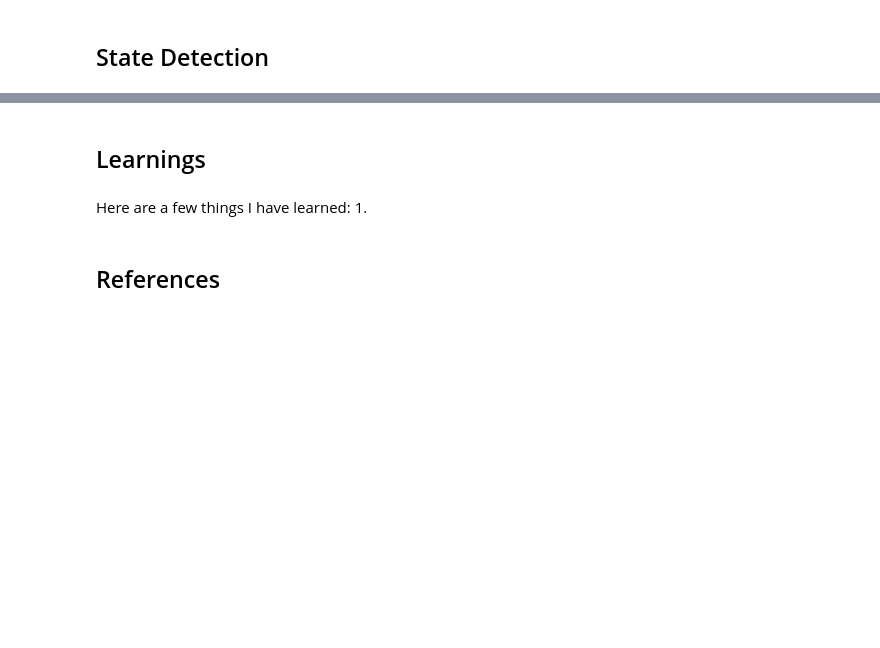
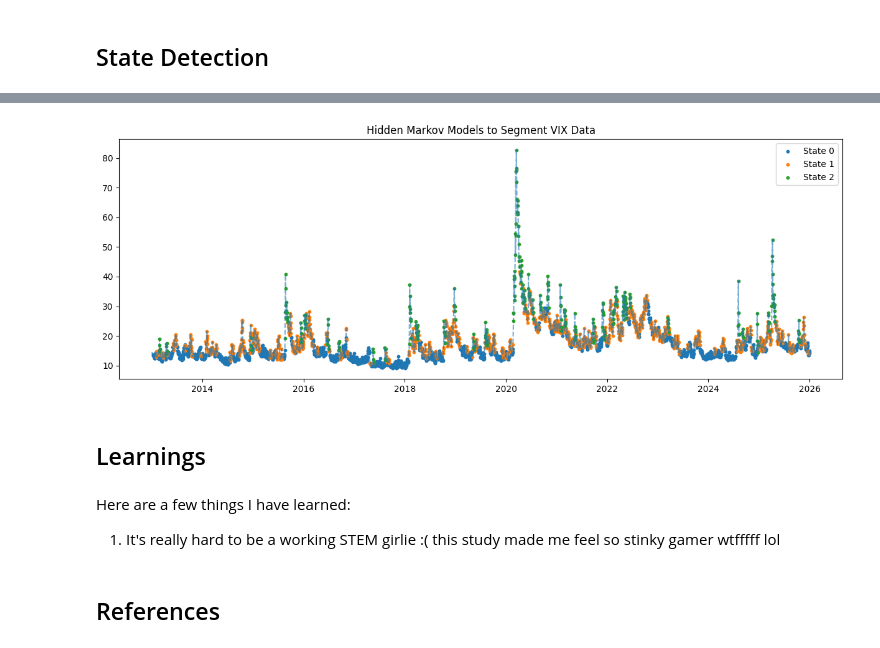
Before and after one commit to donnafaithhh/LP-Norms-and-Volatility, a Jupyter notebook: miscellaneous/time series segmentation.ipynb, the cells around one changed output, grey strips where cells are left out. Saved outputs shown, nothing was run; the diff lists cells and outputs as text; code cells hidden in the pictures; blank space fills up the shorter version.

Commit message:
hidden markov models

```diff
--- a/miscellaneous/time series segmentation.ipynb
+++ b/miscellaneous/time series segmentation.ipynb
@@ -46,0 +62,13 @@ roerich.display(X, cps_true, score, cps_pred)
+# %%
+filepath = 'vix data.pkl'
+with open(filepath, 'rb') as f:
+    vix_data = pickle.load(f)
+
+vix_data['returns'] = vix_data['^VIX'].diff(1)
+vix_data.drop(index='2013-01-02', inplace=True)
+vix_data['volatility'] = (
+    vix_data['returns']
+        .rolling(window=5)
+        .std()
+)
+vix_data
@@ -47,8 +90,45 @@ roerich.display(X, cps_true, score, cps_pred)
+# %%
+# feature extraction
+features = vix_data[['returns', 'volatility']].dropna()
+x = features.values
+
+# gaussian HMM
+model = GaussianHMM(
+    n_components = 3,
+    covariance_type = 'full',
+    n_iter = 1000,
+    random_state = 42
+)
+model.fit(x)
+hidden_states = model.predict(x)
+features['state'] = hidden_states
+
+# compare to original data
+vix_data.loc[features.index, 'state'] = features['state']
+
+# plotting
+plt.figure(figsize=(15, 5))
+
+for state in range(model.n_components):
+    mask = vix_data['state'] == state
+    plt.scatter(
+        vix_data.index[mask],
+        vix_data['^VIX'][mask],
+        label=f'State {state}',
+        s=10
+    )
+
+plt.plot(vix_data['^VIX'], alpha=0.6, linestyle='--')
+plt.legend()
+plt.title('Hidden Markov Models to Segment VIX Data')
+plt.show()
+# %% [output]
+[figure, added]
 # %% [markdown]
 ## Learnings
 # %% [markdown]
 Here are a few things I have learned:
-1.
+1. It's really hard to be a working STEM girlie :( this study made me feel so stinky gamer wtfffff lol
 # %% [markdown]
 ## References
 # %% [markdown]
```
Also changed, not shown: parts of 5 cells of this notebook.
